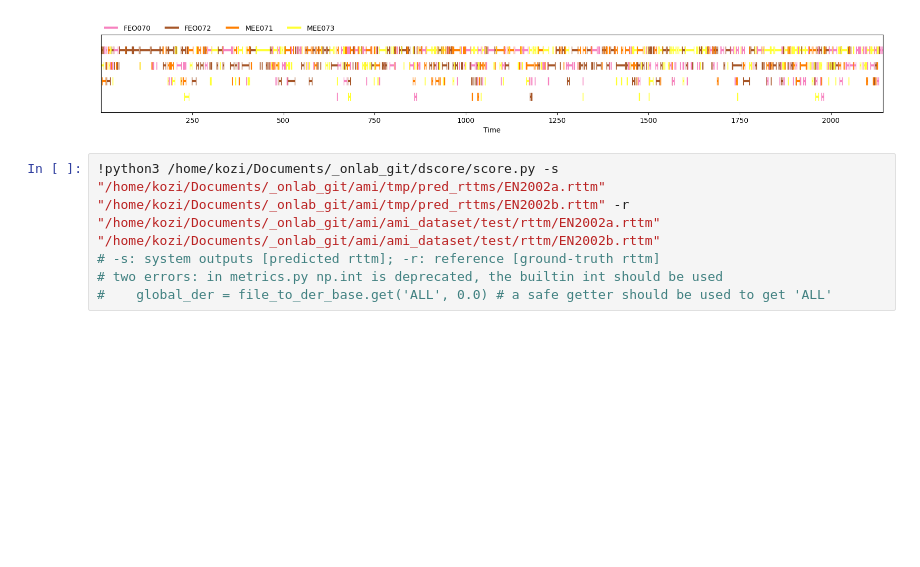
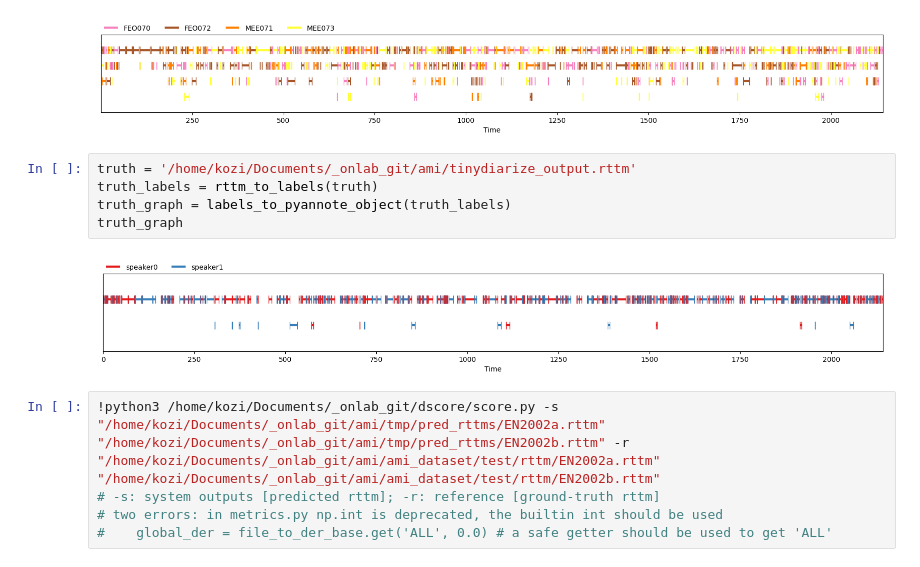
Before and after one commit to Baladon23/onlab, a Jupyter notebook: ami/ami_nemo_benchmark.ipynb, the cells around one changed output. Cells and saved outputs as stored; diff of their text form; blank space fills up the shorter version.

Commit message:
tinydiarize and other experiments

```diff
--- a/ami/ami_nemo_benchmark.ipynb
+++ b/ami/ami_nemo_benchmark.ipynb
@@ -196,6 +219,13 @@ truth_graph = labels_to_pyannote_object(truth_labels)
 truth_graph
 # %% [output]
 [figure]
+# %%
+truth = '/home/kozi/Documents/_onlab_git/ami/tinydiarize_output.rttm'
+truth_labels = rttm_to_labels(truth)
+truth_graph = labels_to_pyannote_object(truth_labels)
+truth_graph
+# %% [output]
+[figure, added]
 # %%
 !python3 /home/kozi/Documents/_onlab_git/dscore/score.py -s "/home/kozi/Documents/_onlab_git/ami/tmp/pred_rttms/EN2002a.rttm" "/home/kozi/Documents/_onlab_git/ami/tmp/pred_rttms/EN2002b.rttm" -r "/home/kozi/Documents/_onlab_git/ami/ami_dataset/test/rttm/EN2002a.rttm" "/home/kozi/Documents/_onlab_git/ami/ami_dataset/test/rttm/EN2002b.rttm"
 # -s: system outputs [predicted rttm]; -r: reference [ground-truth rttm]
```
Also changed, not shown: parts of 2 cells of this notebook, 3 other files.
